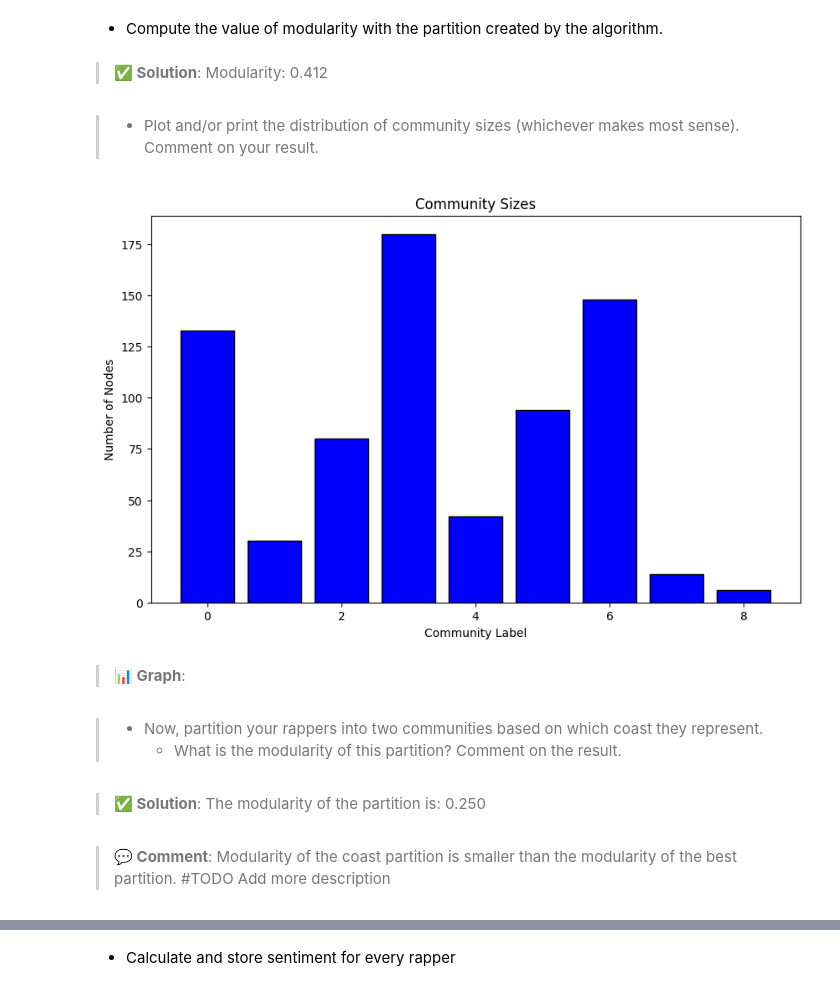
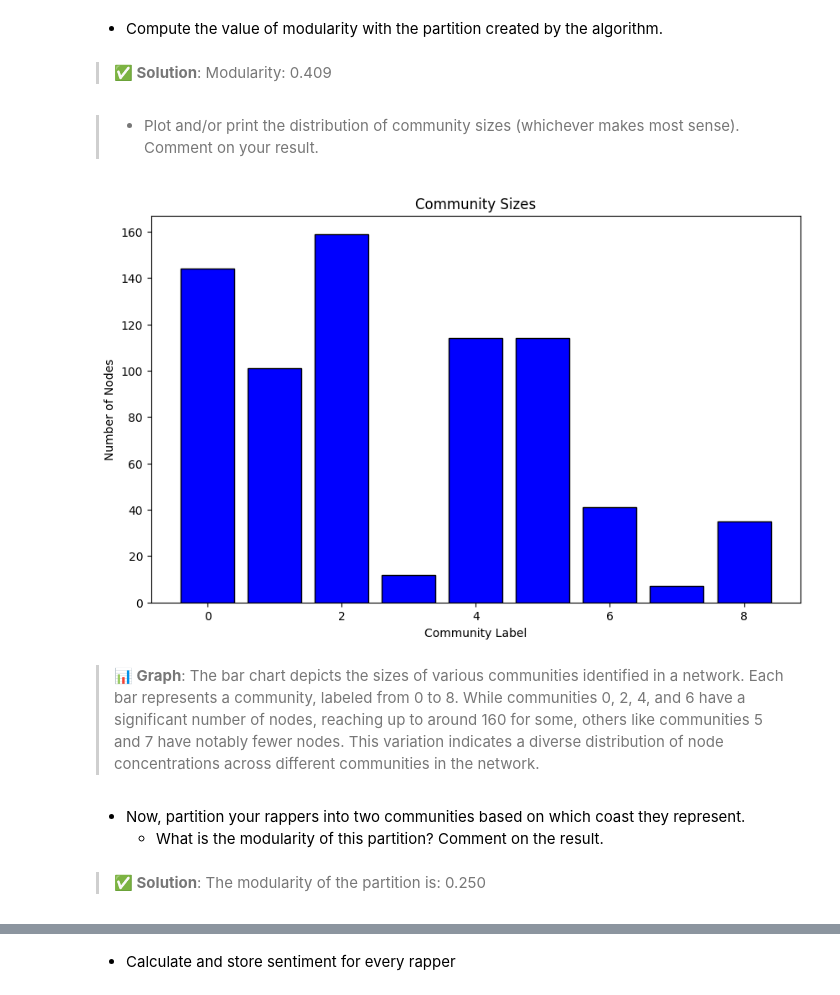
Before and after one commit to jereml99/socialgraphs2023, a Jupyter notebook: assignments/Assignment2.ipynb, the cells around one changed output, grey strips where cells are left out. Saved outputs shown, nothing was run; the diff lists cells and outputs as text; code cells hidden in the pictures.

```diff
--- a/assignments/Assignment2.ipynb
+++ b/assignments/Assignment2.ipynb
@@ -358,7 +370,7 @@ Here's what you need to do:
 # %%
 import community as community_louvain
 
-rap_graph = UNDIRECTED_GRAPH
-partition = community_louvain.best_partition(rap_graph)
+rap_graph = UNDIRECTED_GRAPH.copy()
+partition = community_louvain.best_partition(rap_graph, random_state=SEED)
 # %% [markdown]
 * ...and explain how you chose to identify the communities: Which algorithm did you use and how does it work?
@@ -378,7 +398,7 @@ modularity_value = community_louvain.modularity(partition, rap_graph)
 
 printmd(f"> **✅ Solution**: Modularity: {modularity_value:.3f}")
 # %% [output]
-> **✅ Solution**: Modularity: 0.412
+> **✅ Solution**: Modularity: 0.409
 # %% [markdown]
 >   * Plot and/or print the distribution of community sizes (whichever makes most sense). Comment on your result.
 # %%
@@ -386,9 +406,8 @@ import matplotlib.pyplot as plt
 from collections import Counter
 ### TODO PROBABLY BETTER TO HAVE THIS ON TOP OF THE DOC
 def create_histogram(data, title, xlabel, ylabel, color='blue', figuresize= (10, 6)):
-    counter = Counter(data)
-    labels = list(counter.keys())
-    values = list(counter.values())
+    labels = list(data.keys())
+    values = list(data.values())
 
     plt.figure(figsize=figuresize)
     plt.bar(labels, values, color=color, edgecolor='black')
@@ -399,14 +418,14 @@ def create_histogram(data, title, xlabel, ylabel, color='blue', figuresize= (10,
 # %%
 community_labels = list(partition.values())
 
-create_histogram(community_labels, 'Community Sizes', 'Community Label', 'Number of Nodes')
+create_histogram(Counter(community_labels), 'Community Sizes', 'Community Label', 'Number of Nodes')
 # %% [output]
-[figure, old version]
+[figure, new version]
-# %% [markdown]
-> **📊 Graph**:
+# %% [markdown]
+> **📊 Graph**: The bar chart depicts the sizes of various communities identified in a network. Each bar represents a community, labeled from 0 to 8. While communities 0, 2, 4, and 6 have a significant number of nodes, reaching up to around 160 for some, others like communities 5 and 7 have notably fewer nodes. This variation indicates a diverse distribution of node concentrations across different communities in the network.
 # %% [markdown]
-> * Now, partition your rappers into two communities based on which coast they represent.
->   * What is the modularity of this partition? Comment on the result.
+* Now, partition your rappers into two communities based on which coast they represent.
+  * What is the modularity of this partition? Comment on the result.
 # %%
 def calculate_modularity(graph: nx.Graph):
     L = graph.number_of_edges()
@@ -423,5 +442,3 @@ modularity = calculate_modularity(rap_graph)
 printmd(f"> **✅ Solution**: The modularity of the partition is: {modularity:.3f}")
 # %% [output]
 > **✅ Solution**: The modularity of the partition is: 0.250
-# %% [markdown]
-> **💬 Comment**:  Modularity of the coast partition is smaller than the modularity of the best partition. #TODO Add more description
```
Also changed, not shown: parts of 16 cells of this notebook.
